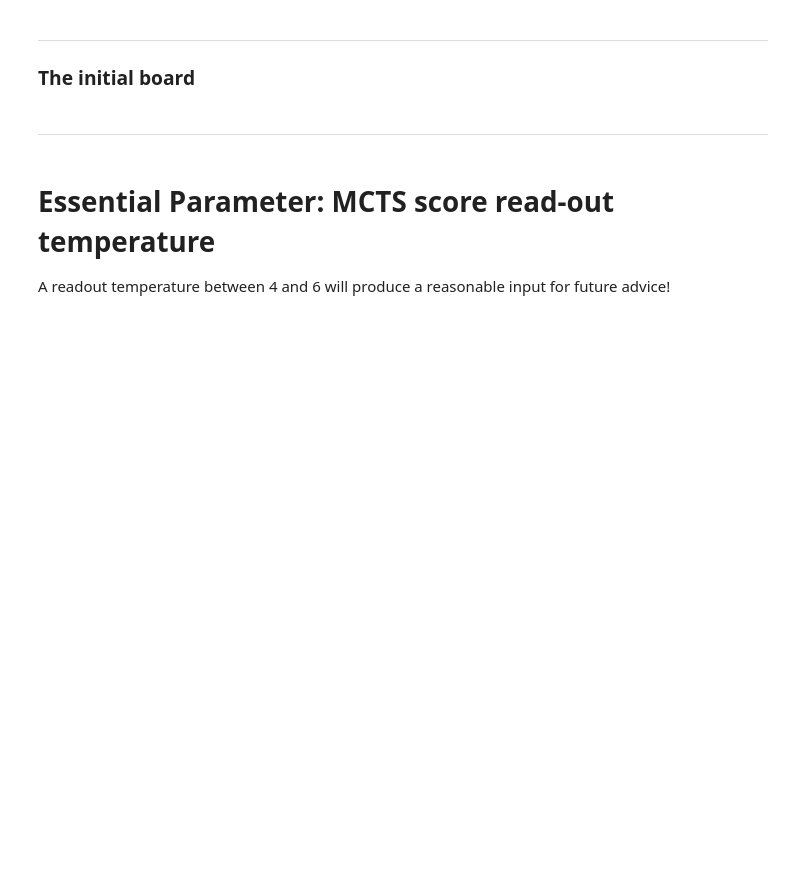
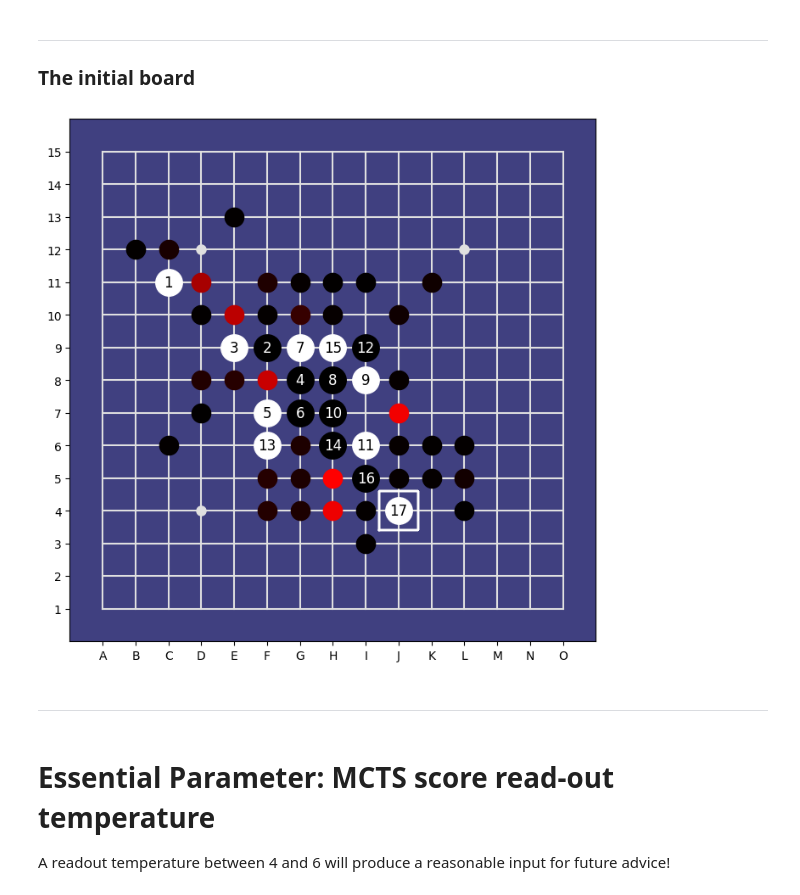
Before and after one commit to Project-Ellie/DeepGomoku, a Jupyter notebook: notebooks/MCTS_Explore_Exploit.ipynb, the cells around one changed output. Saved outputs shown, nothing was run; the diff lists cells and outputs as text; code cells hidden in the pictures; blank space fills up the shorter version.

```diff
--- a/notebooks/MCTS_Explore_Exploit.ipynb
+++ b/notebooks/MCTS_Explore_Exploit.ipynb
@@ -24,5 +27,5 @@ from aegomoku.utils import analyse_board
 # %%
-BOARD_SIZE=19
+BOARD_SIZE=15
 # %% [markdown]
 ---
 ### The initial board
@@ -31,8 +34,10 @@ BOARD_SIZE=19
 # stones = "C11F9E9G8F7G7G9H8"
 stones = "C11F9E9G8F7G7G9H8I8H7I6I9F6H6H9I5J4"
 # stones = "H8G8"
-stones = [256, 276, 238, 240, 219, 237, 184, 199]
+# stones = [256, 276, 238, 240, 219, 237, 184, 199]
 # %%
-policy = TopologicalValuePolicy(kappa_s=6, kappa_d=5)
+policy = TopologicalValuePolicy(kappa_s=6, kappa_d=5, board_size=BOARD_SIZE)
 
-analyse_board(BOARD_SIZE, stones, policy, disp_width=6, policy_cutoff=.01)
+analyse_board(BOARD_SIZE, stones, policy, disp_width=8, policy_cutoff=.01)
+# %% [output]
+[figure, added]
```
Also changed, not shown: parts of 2 cells of this notebook, 9 other files.
